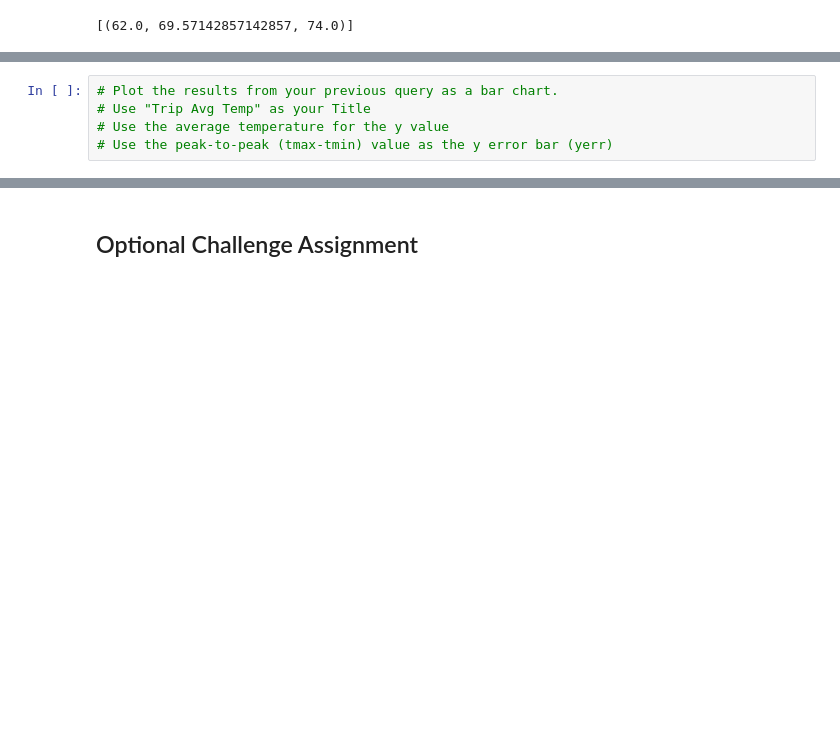
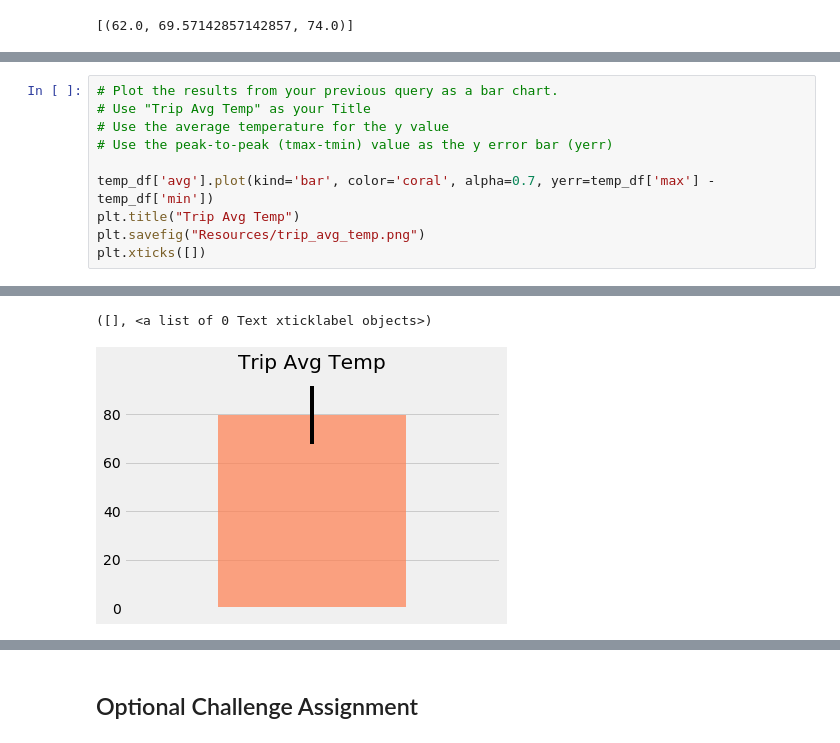
Before and after one commit to christineton/Climate-Analysis-and-App, a Jupyter notebook: homework/climate_starter.ipynb, the cells around one changed output, grey strips where cells are left out. Cells and saved outputs as stored; diff of their text form; blank space fills up the shorter version.

```diff
--- a/homework/climate_starter.ipynb
+++ b/homework/climate_starter.ipynb
@@ -253,4 +291,9 @@ print(calc_temps('2012-02-28', '2012-03-05'))
 # Use "Trip Avg Temp" as your Title
 # Use the average temperature for the y value
 # Use the peak-to-peak (tmax-tmin) value as the y error bar (yerr)
+
+temp_df['avg'].plot(kind='bar', color='coral', alpha=0.7, yerr=temp_df['max'] - temp_df['min'])
+plt.title("Trip Avg Temp")
+plt.savefig("Resources/trip_avg_temp.png")
+plt.xticks([])
 # %% [output]
@@ -259,3 +300,5 @@ print(calc_temps('2012-02-28', '2012-03-05'))
+([], <a list of 0 Text xticklabel objects>)
+[figure, added]
 # %%
 # Calculate the rainfall per weather station for your trip dates using the previous year's matching dates.
 # Sort this in descending order by precipitation amount and list the station, name, latitude, longitude, and elevation
```
Also changed, not shown: parts of 9 cells of this notebook, 5 other files.
